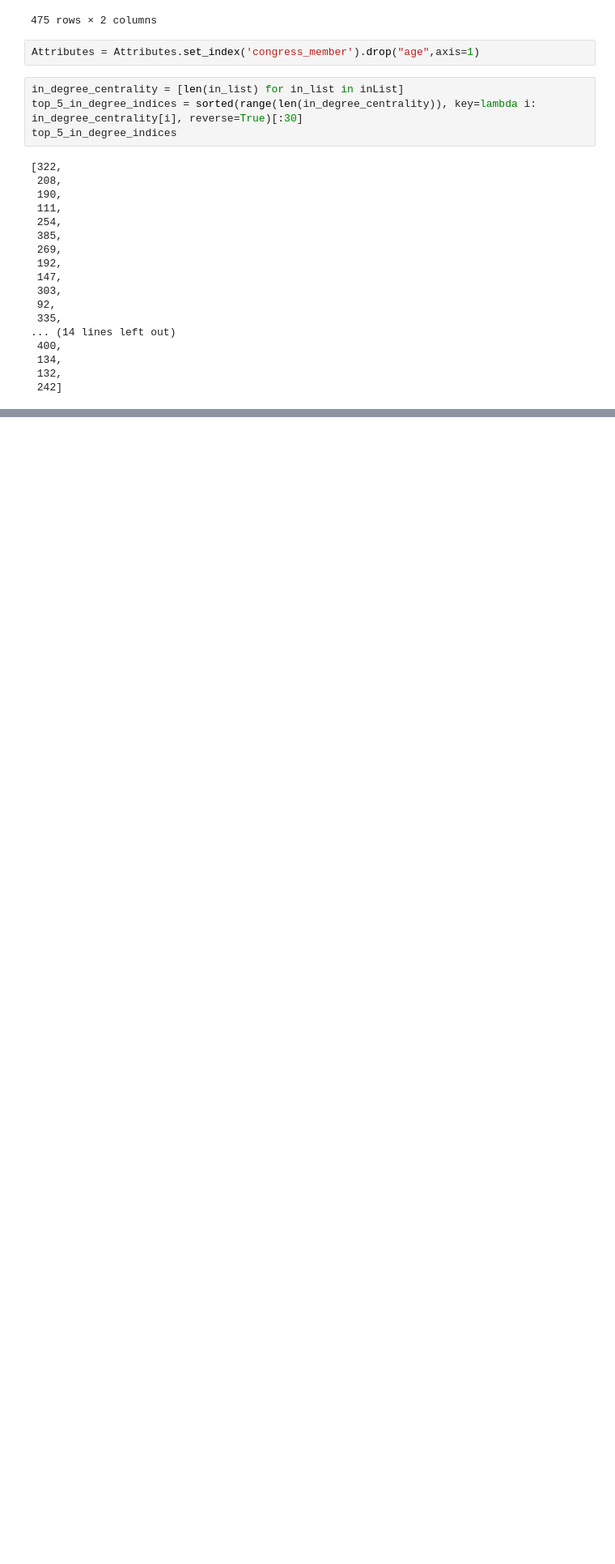
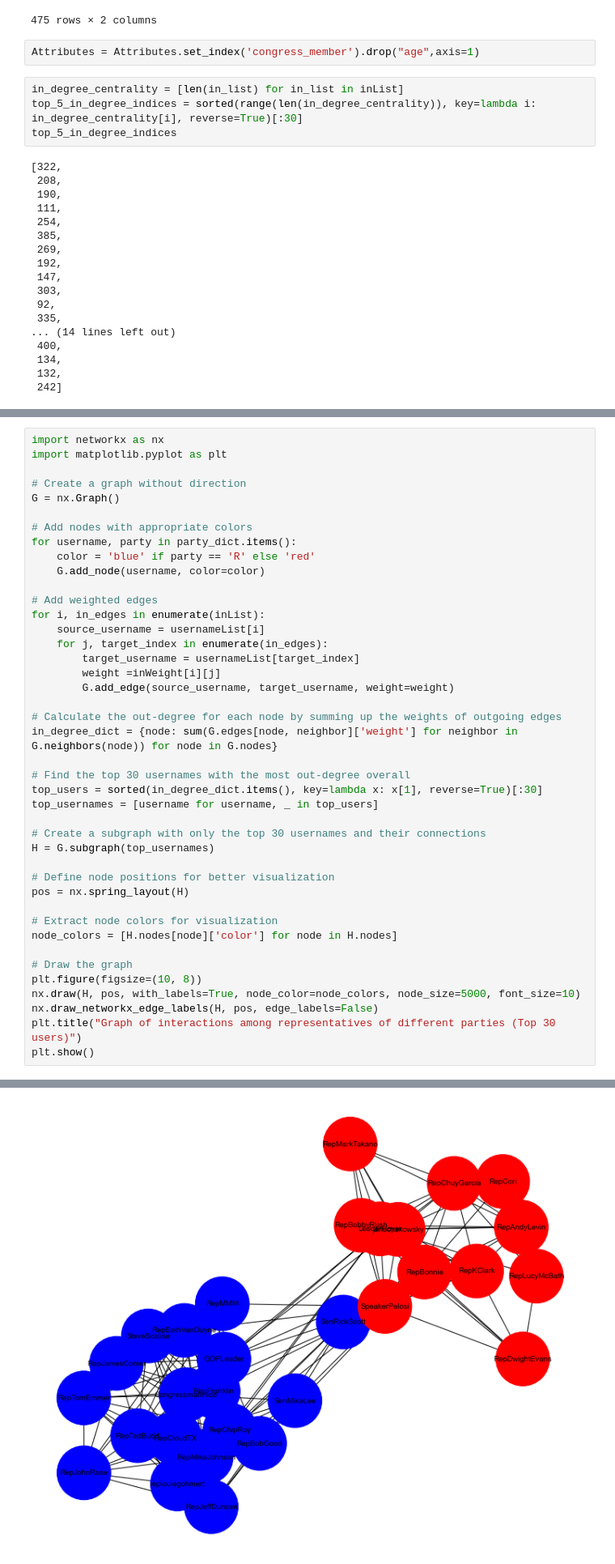
Before and after one commit to cmllbll/Sciences_reseaux, a Jupyter notebook: Lib/Project.ipynb, the cells around one changed output, grey strips where cells are left out. Shown at 81% size. Cells and saved outputs as stored; diff of their text form; blank space fills up the shorter version.

Commit message:
Graphs in_degree

```diff
--- a/Lib/Project.ipynb
+++ b/Lib/Project.ipynb
@@ -333,3 +333,46 @@ plt.show()
 # %% [output]
 TypeError: 'bool' object is not iterable
 [figure]
+# %%
+import networkx as nx
+import matplotlib.pyplot as plt
+
+# Create a graph without direction
+G = nx.Graph()
+
+# Add nodes with appropriate colors
+for username, party in party_dict.items():
+    color = 'blue' if party == 'R' else 'red'
+    G.add_node(username, color=color)
+
+# Add weighted edges
+for i, in_edges in enumerate(inList):
+    source_username = usernameList[i]
+    for j, target_index in enumerate(in_edges):
+        target_username = usernameList[target_index]
+        weight =inWeight[i][j]
+        G.add_edge(source_username, target_username, weight=weight)
+
+# Calculate the out-degree for each node by summing up the weights of outgoing edges
+in_degree_dict = {node: sum(G.edges[node, neighbor]['weight'] for neighbor in G.neighbors(node)) for node in G.nodes}
+
+# Find the top 30 usernames with the most out-degree overall
+top_users = sorted(in_degree_dict.items(), key=lambda x: x[1], reverse=True)[:30]
+top_usernames = [username for username, _ in top_users]
+
+# Create a subgraph with only the top 30 usernames and their connections
+H = G.subgraph(top_usernames)
+
+# Define node positions for better visualization
+pos = nx.spring_layout(H)
+
+# Extract node colors for visualization
+node_colors = [H.nodes[node]['color'] for node in H.nodes]
+
+# Draw the graph
+plt.figure(figsize=(10, 8))
+nx.draw(H, pos, with_labels=True, node_color=node_colors, node_size=5000, font_size=10)
+nx.draw_networkx_edge_labels(H, pos, edge_labels=False)
+plt.title("Graph of interactions among representatives of different parties (Top 30 users)")
+plt.show()
+# %% [output]
@@ -335,0 +380 @@ TypeError: 'bool' object is not iterable
+[figure, added]
```
Also changed, not shown: parts of 1 cell of this notebook.
